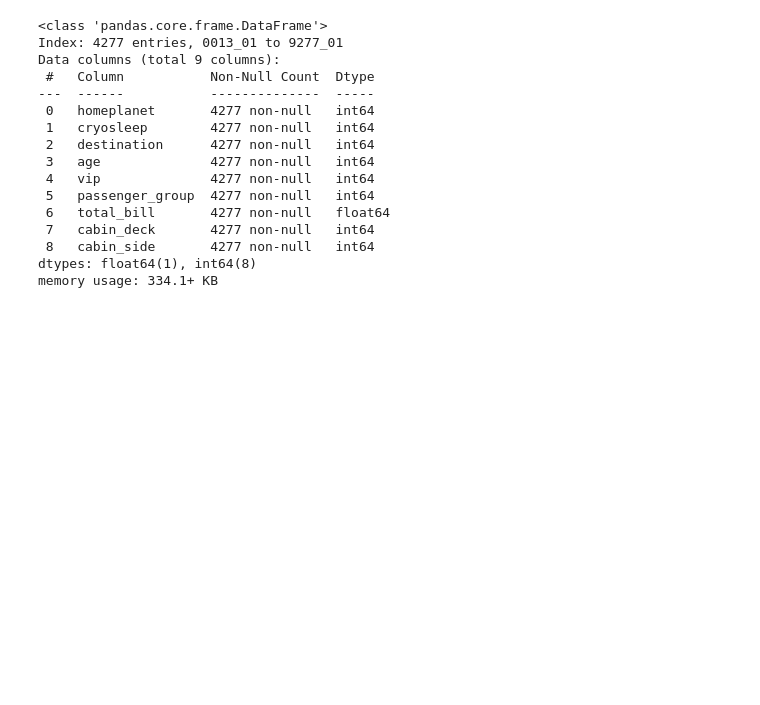
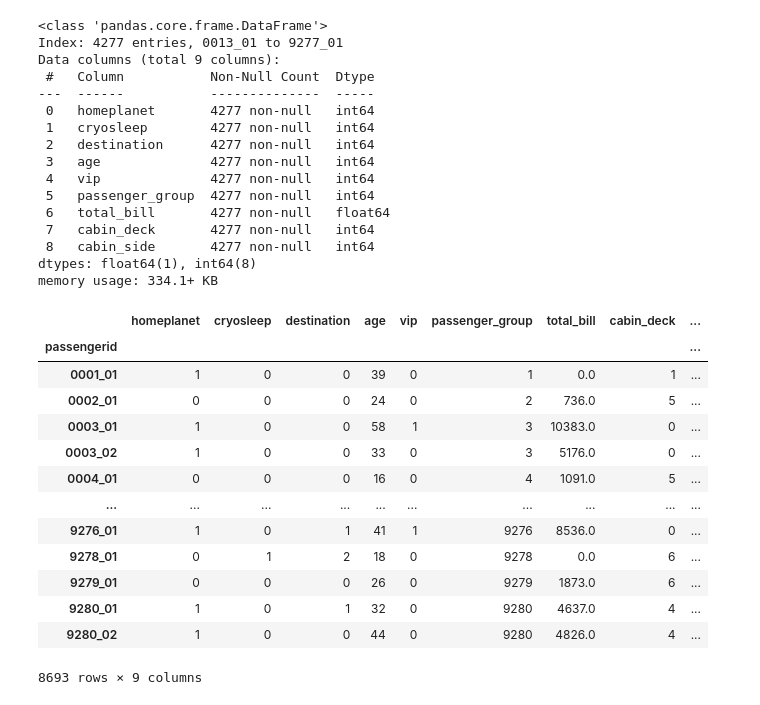
Before and after one commit to Krawieckk/kaggle_competitions, a Jupyter notebook: Spaceship_Titanic_kaggle/Spaceship_Titanic_kaggle.ipynb, the cells around one changed output. Saved outputs shown, nothing was run; the diff lists cells and outputs as text; code cells hidden in the pictures; blank space fills up the shorter version.

```diff
--- a/Spaceship_Titanic_kaggle/Spaceship_Titanic_kaggle.ipynb
+++ b/Spaceship_Titanic_kaggle/Spaceship_Titanic_kaggle.ipynb
@@ -589,7 +580,7 @@ Imputing missing data
 from sklearn.experimental import enable_iterative_imputer
 from sklearn.impute import IterativeImputer
 
-iterimp = IterativeImputer(max_iter = 50)
+iterimp = IterativeImputer(max_iter = 100)
 X.iloc[:, :] = iterimp.fit_transform(X)
 X.info()
 
@@ -691,8 +682,8 @@ Data columns (total 9 columns):
 dtypes: float64(8), int64(1)
 memory usage: 334.1+ KB
 # %%
-iterimp = IterativeImputer(max_iter = 50)
-test_data.iloc[:, :] = iterimp.fit_transform(test_data)
+iterimp.fit(X)
+test_data.iloc[:, :] = iterimp.transform(test_data)
 test_data.info()
 # %% [output]
 <class 'pandas.core.frame.DataFrame'>
@@ -731,3 +722,20 @@ Data columns (total 9 columns):
  8   cabin_side       4277 non-null   int64
 dtypes: float64(1), int64(8)
 memory usage: 334.1+ KB
+# %%
+X
+# %% [output]
+|  | homeplanet | cryosleep | destination | age | vip | passenger_group | total_bill | cabin_deck | ... |
+| passengerid |  |  |  |  |  |  |  |  | ... |
+| 0001_01 | 1 | 0 | 0 | 39 | 0 | 1 | 0.0 | 1 | ... |
+| 0002_01 | 0 | 0 | 0 | 24 | 0 | 2 | 736.0 | 5 | ... |
+| 0003_01 | 1 | 0 | 0 | 58 | 1 | 3 | 10383.0 | 0 | ... |
+| 0003_02 | 1 | 0 | 0 | 33 | 0 | 3 | 5176.0 | 0 | ... |
+| 0004_01 | 0 | 0 | 0 | 16 | 0 | 4 | 1091.0 | 5 | ... |
+| ... | ... | ... | ... | ... | ... | ... | ... | ... | ... |
+| 9276_01 | 1 | 0 | 1 | 41 | 1 | 9276 | 8536.0 | 0 | ... |
+| 9278_01 | 0 | 1 | 2 | 18 | 0 | 9278 | 0.0 | 6 | ... |
+| 9279_01 | 0 | 0 | 0 | 26 | 0 | 9279 | 1873.0 | 6 | ... |
+| 9280_01 | 1 | 0 | 1 | 32 | 0 | 9280 | 4637.0 | 4 | ... |
+| 9280_02 | 1 | 0 | 0 | 44 | 0 | 9280 | 4826.0 | 4 | ... |
+8693 rows × 9 columns
```
Also changed, not shown: parts of 18 cells of this notebook.
